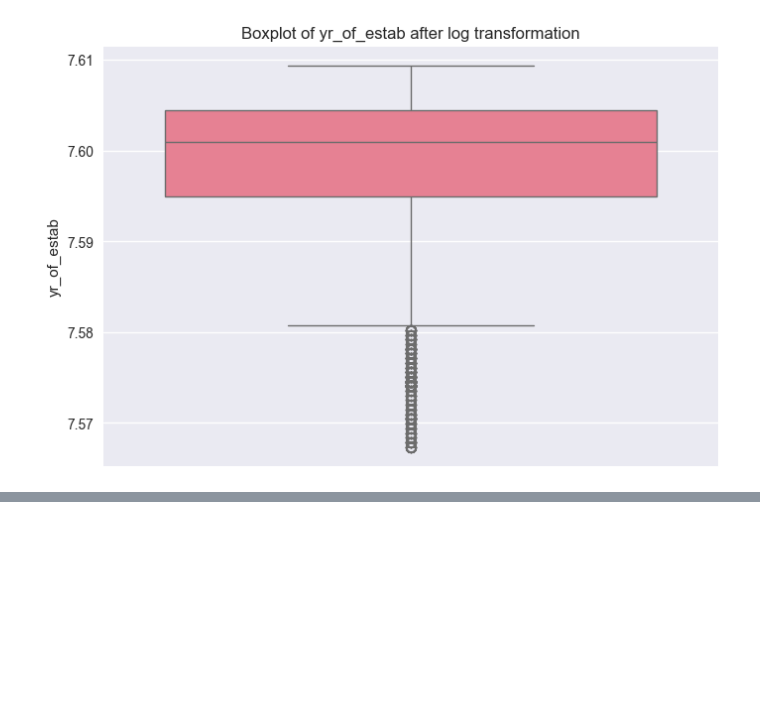
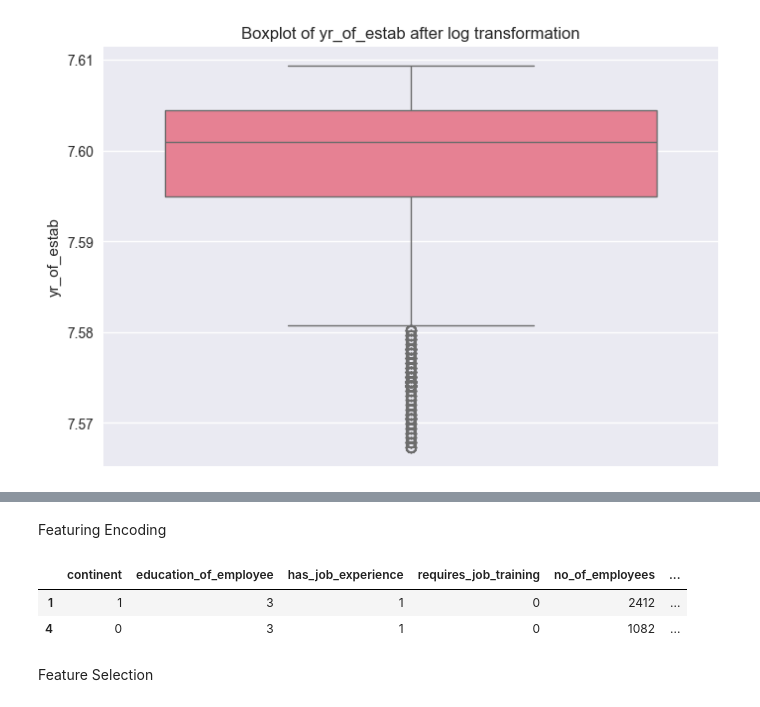
Before and after one commit to ADEOYE-MARY25/My_Task, a Jupyter notebook: week_12/preprocessed_Visa_dataset.ipynb, the cells around one changed output, grey strips where cells are left out. Drawn from its saved outputs; the diff is of its cells as text; code cells hidden in the pictures; blank space fills up the shorter version.

```diff
--- a/week_12/preprocessed_Visa_dataset.ipynb
+++ b/week_12/preprocessed_Visa_dataset.ipynb
@@ -132,0 +211,5 @@ plt.show()
+# %%
+print("FEATURE ENGINEERING BASED ON EDA RECOMMENDATIONS")
+
+data['unit_of_wage_in_hr']= data['unit_of_wage'].map({'Year': 8760, 'Month': 730.5, 'Week': 168, 'Hour': 1})
+data['unit_of_wage_in_hr'].value_counts()
@@ -132,0 +235,2 @@ plt.show()
+# %% [markdown]
+Featuring Encoding
@@ -132,0 +255,8 @@ plt.show()
+# %%
+data.head(2)
+# %% [output]
+|  | continent | education_of_employee | has_job_experience | requires_job_training | no_of_employees | ... |
+| 1 | 1 | 3 | 1 | 0 | 2412 | ... |
+| 4 | 0 | 3 | 1 | 0 | 1082 | ... |
+# %% [markdown]
+Feature Selection
```
Also changed, not shown: parts of 17 cells of this notebook, 2 other files.
